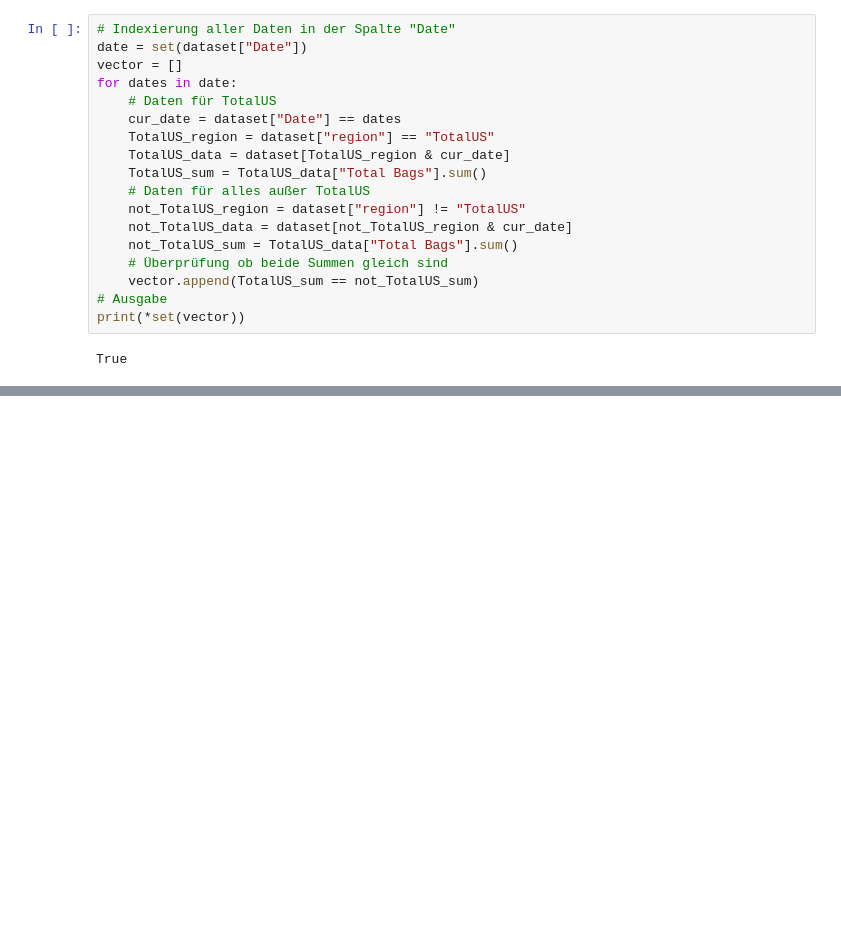
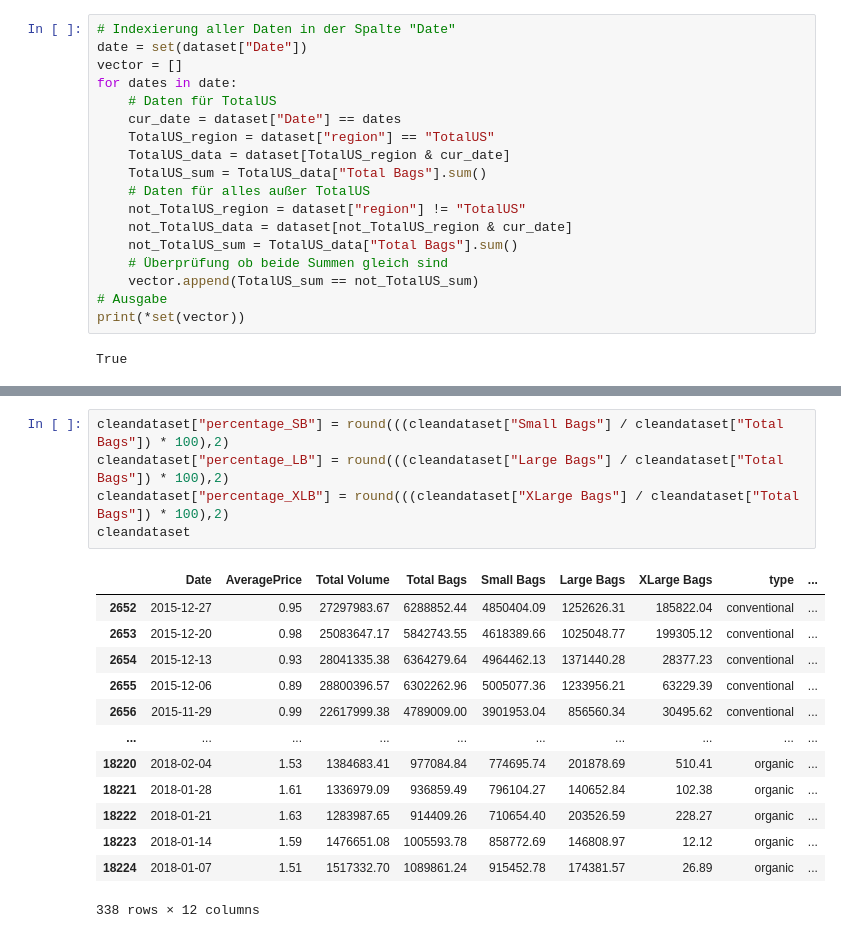
Before and after one commit to Git-Romer/statistische-analyse-eines-offenen-datensets, a Jupyter notebook: jn_gromer_uebung_loesung.ipynb, the cells around one changed output, grey strips where cells are left out. Saved outputs shown, nothing was run; the diff lists cells and outputs as text; blank space fills up the shorter version.

```diff
--- a/jn_gromer_uebung_loesung.ipynb
+++ b/jn_gromer_uebung_loesung.ipynb
@@ -130,0 +158,19 @@ Nun kann man davon ausgehen, dass keine Daten mehr die Analyse verfälschen kön
+# %%
+cleandataset["percentage_SB"] = round(((cleandataset["Small Bags"] / cleandataset["Total Bags"]) * 100),2)
+cleandataset["percentage_LB"] = round(((cleandataset["Large Bags"] / cleandataset["Total Bags"]) * 100),2)
+cleandataset["percentage_XLB"] = round(((cleandataset["XLarge Bags"] / cleandataset["Total Bags"]) * 100),2)
+cleandataset
+# %% [output]
+|  | Date | AveragePrice | Total Volume | Total Bags | Small Bags | Large Bags | XLarge Bags | type | ... |
+| 2652 | 2015-12-27 | 0.95 | 27297983.67 | 6288852.44 | 4850404.09 | 1252626.31 | 185822.04 | conventional | ... |
+| 2653 | 2015-12-20 | 0.98 | 25083647.17 | 5842743.55 | 4618389.66 | 1025048.77 | 199305.12 | conventional | ... |
+| 2654 | 2015-12-13 | 0.93 | 28041335.38 | 6364279.64 | 4964462.13 | 1371440.28 | 28377.23 | conventional | ... |
+| 2655 | 2015-12-06 | 0.89 | 28800396.57 | 6302262.96 | 5005077.36 | 1233956.21 | 63229.39 | conventional | ... |
+| 2656 | 2015-11-29 | 0.99 | 22617999.38 | 4789009.00 | 3901953.04 | 856560.34 | 30495.62 | conventional | ... |
+| ... | ... | ... | ... | ... | ... | ... | ... | ... | ... |
+| 18220 | 2018-02-04 | 1.53 | 1384683.41 | 977084.84 | 774695.74 | 201878.69 | 510.41 | organic | ... |
+| 18221 | 2018-01-28 | 1.61 | 1336979.09 | 936859.49 | 796104.27 | 140652.84 | 102.38 | organic | ... |
+| 18222 | 2018-01-21 | 1.63 | 1283987.65 | 914409.26 | 710654.40 | 203526.59 | 228.27 | organic | ... |
+| 18223 | 2018-01-14 | 1.59 | 1476651.08 | 1005593.78 | 858772.69 | 146808.97 | 12.12 | organic | ... |
+| 18224 | 2018-01-07 | 1.51 | 1517332.70 | 1089861.24 | 915452.78 | 174381.57 | 26.89 | organic | ... |
+338 rows × 12 columns
```
Also changed, not shown: parts of 15 cells of this notebook.
